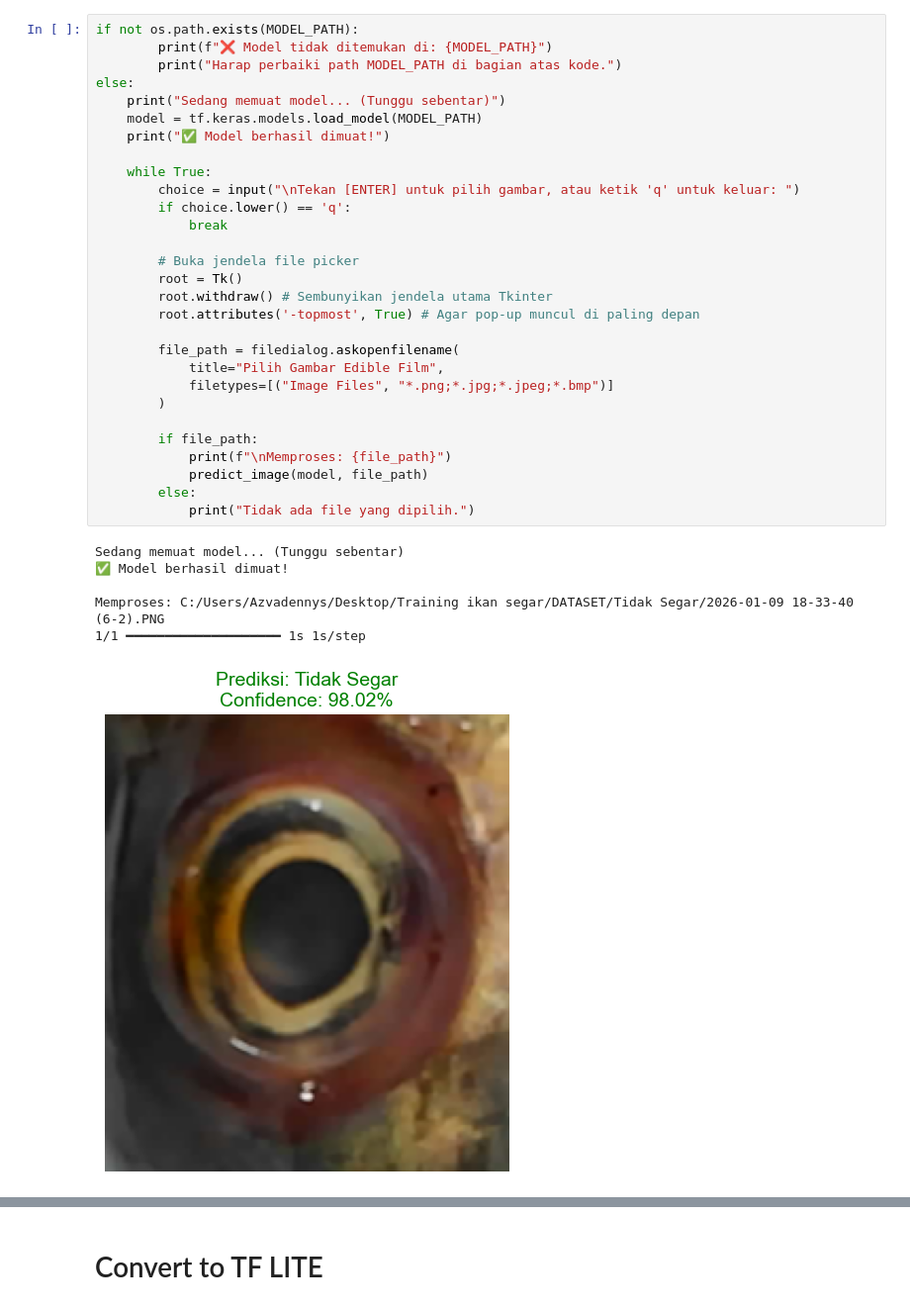
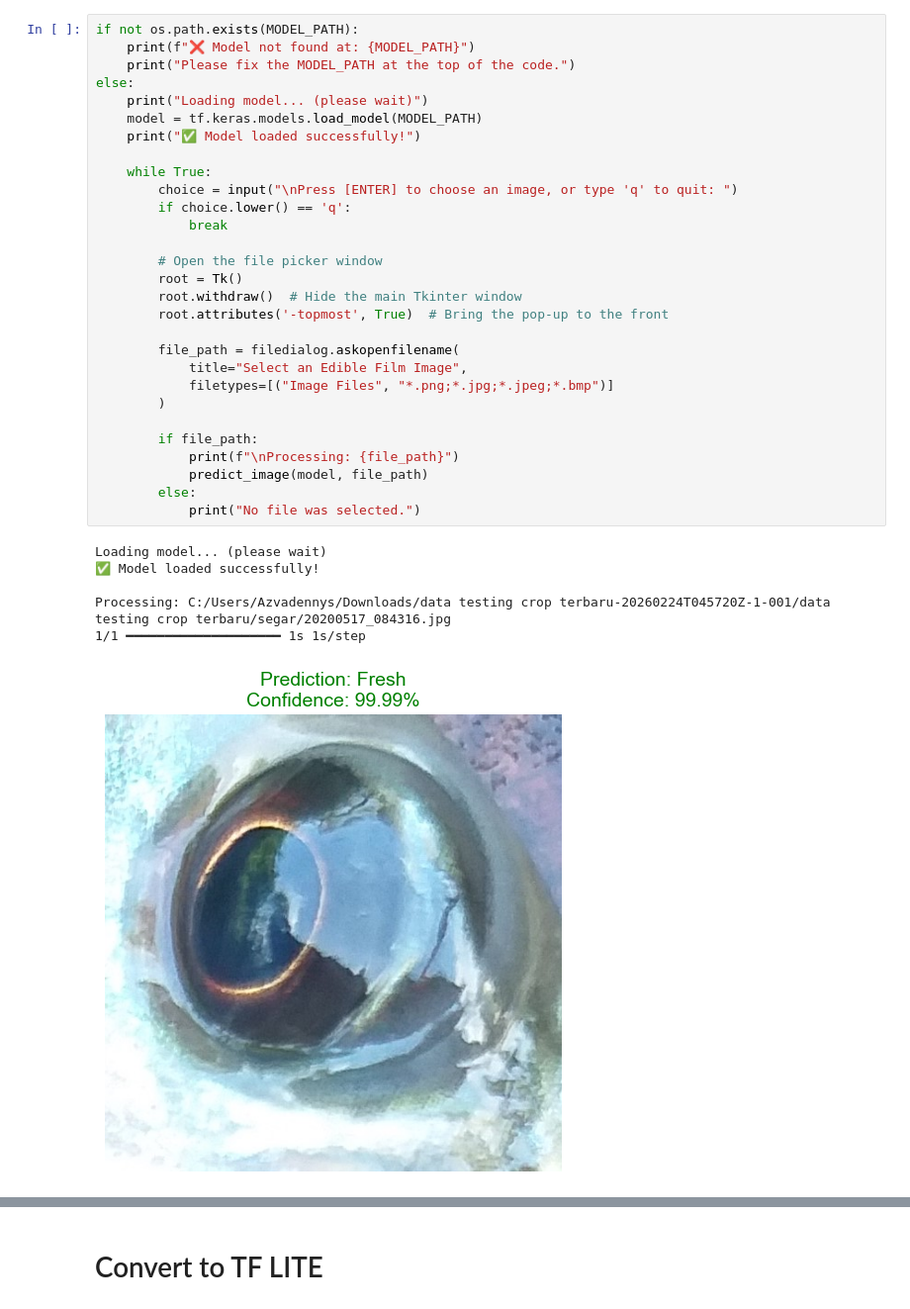
Before and after one commit to azvadennys/mataikansegar-densenet121, a Jupyter notebook: TestModel.ipynb, the cells around one changed output, grey strips where cells are left out. Shown at 99% size. Drawn from its saved outputs; the diff is of its cells as text.

```diff
--- a/TestModel.ipynb
+++ b/TestModel.ipynb
@@ -74,37 +74,37 @@ def predict_image(model, image_path):
         print(f"Error: {e}")
 # %%
 if not os.path.exists(MODEL_PATH):
-        print(f"❌ Model tidak ditemukan di: {MODEL_PATH}")
-        print("Harap perbaiki path MODEL_PATH di bagian atas kode.")
+    print(f"❌ Model not found at: {MODEL_PATH}")
+    print("Please fix the MODEL_PATH at the top of the code.")
 else:
-    print("Sedang memuat model... (Tunggu sebentar)")
+    print("Loading model... (please wait)")
     model = tf.keras.models.load_model(MODEL_PATH)
-    print("✅ Model berhasil dimuat!")
+    print("✅ Model loaded successfully!")
 
     while True:
-        choice = input("\nTekan [ENTER] untuk pilih gambar, atau ketik 'q' untuk keluar: ")
+        choice = input("\nPress [ENTER] to choose an image, or type 'q' to quit: ")
         if choice.lower() == 'q':
             break
 
-        # Buka jendela file picker
+        # Open the file picker window
         root = Tk()
-        root.withdraw() # Sembunyikan jendela utama Tkinter
-        root.attributes('-topmost', True) # Agar pop-up muncul di paling depan
+        root.withdraw()  # Hide the main Tkinter window
+        root.attributes('-topmost', True)  # Bring the pop-up to the front
 
         file_path = filedialog.askopenfilename(
-            title="Pilih Gambar Edible Film",
+            title="Select an Edible Film Image",
             filetypes=[("Image Files", "*.png;*.jpg;*.jpeg;*.bmp")]
         )
 
         if file_path:
-            print(f"\nMemproses: {file_path}")
+            print(f"\nProcessing: {file_path}")
             predict_image(model, file_path)
         else:
-            print("Tidak ada file yang dipilih.")
+            print("No file was selected.")
 # %% [output]
-Sedang memuat model... (Tunggu sebentar)
-✅ Model berhasil dimuat!
+Loading model... (please wait)
+✅ Model loaded successfully!
 
-Memproses: C:/Users/Azvadennys/Desktop/Training ikan segar/DATASET/Tidak Segar/2026-01-09 18-33-40 (6-2).PNG
+Processing: C:/Users/Azvadennys/Downloads/data testing crop terbaru-20260224T045720Z-1-001/data testing crop terbaru/segar/20200517_084316.jpg
 1/1 ━━━━━━━━━━━━━━━━━━━━ 1s 1s/step
-[figure, old version]
+[figure, new version]
```
Also changed, not shown: parts of 6 cells of this notebook, 10 other files.
